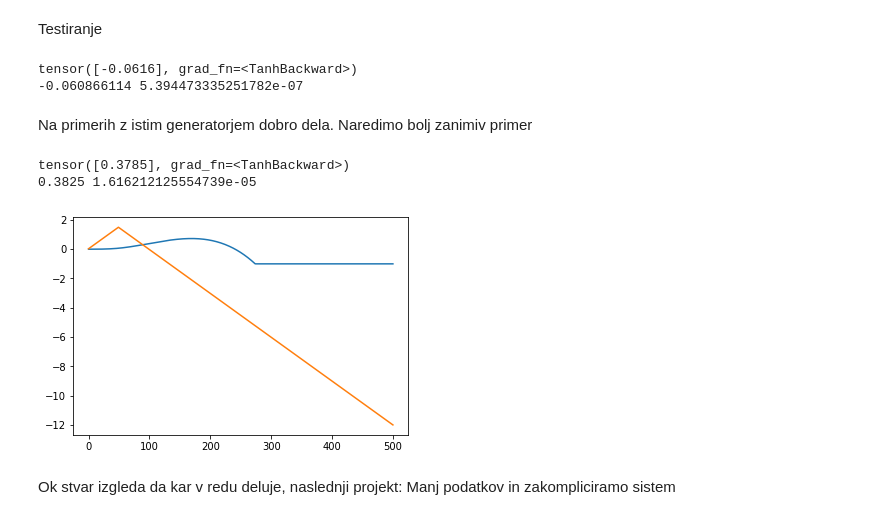
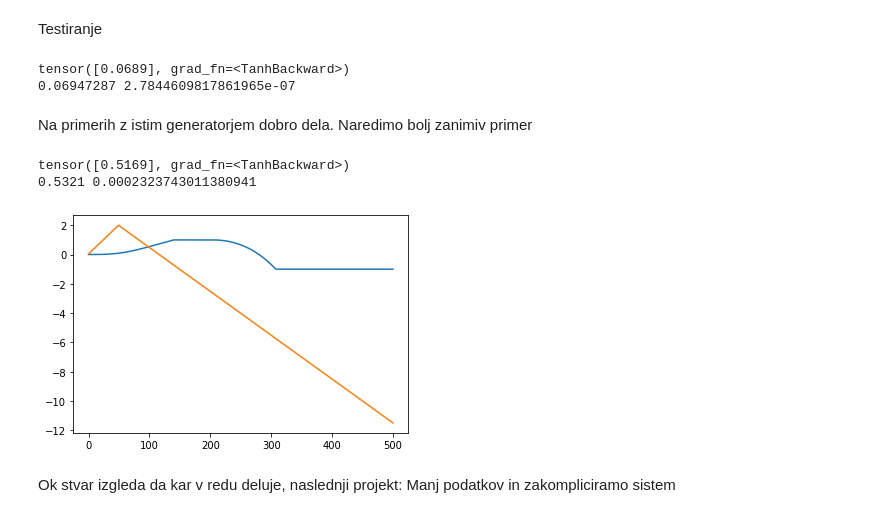
Before and after one commit to GregorKikelj/ml-controls, a Jupyter notebook: 02BasicLoop.ipynb, the cells around one changed output. Drawn from its saved outputs; the diff is of its cells as text; code cells hidden in the pictures.

```diff
--- a/02BasicLoop.ipynb
+++ b/02BasicLoop.ipynb
@@ -124,7 +124,7 @@ class SimDataset(Dataset):
         return self.i[idx], self.o[idx]
 # %%
 generator = sample_generator()
-in_length = 1000
+
 def random_data_dataset(length):
     raw_in = [next(generator) for _ in range(length)]
     #print(len(raw_in))
@@ -142,7 +142,7 @@ def random_data_dataset(length):
     return SimDataset(length, i_data, o_data)
 
 
-in_set = random_data_dataset(64)
+in_set = random_data_dataset(10000)
 out_set = random_data_dataset(1000)
 # %%
 train_dataloader = DataLoader(in_set, batch_size=64, shuffle=True, drop_last=True)
@@ -223,33 +223,33 @@ torch_sample = torch.from_numpy(sample)
 print(model.forward(torch_sample))
 print(x[99], (model.forward(torch_sample).item()-x[99])**2)
 # %% [output]
-tensor([-0.0616], grad_fn=<TanhBackward>)
--0.060866114 5.394473335251782e-07
+tensor([0.0689], grad_fn=<TanhBackward>)
+0.06947287 2.7844609817861965e-07
 # %% [markdown]
 Na primerih z istim generatorjem dobro dela. Naredimo bolj zanimiv primer
 # %%
 controller = x_controller()
 time = 500
 x = np.zeros((500,), dtype=np.float32)
 cmd = np.zeros((500,), dtype=np.float32)
 a = 0
 for i in range(time):
-    a += 0.03 if i < 50 else -0.03
+    a += 0.04 if i < 50 else -0.03
     controller.step(a)
     x[i] = controller.x
     cmd[i] = a
 plt.plot(np.linspace(0,500,500), x)
 plt.plot(np.linspace(0,500,500), cmd)
 
 sample = np.concatenate((x[0:50],cmd[0:100]))
 
 torch_sample = torch.from_numpy(sample)
 
 print(model.forward(torch_sample))
 print(x[99], (model.forward(torch_sample).item()-x[99])**2)
 # %% [output]
-tensor([0.3785], grad_fn=<TanhBackward>)
-0.3825 1.616212125554739e-05
+tensor([0.5169], grad_fn=<TanhBackward>)
+0.5321 0.0002323743011380941
-[figure, old version]
+[figure, new version]
 # %% [markdown]
 Ok stvar izgleda da kar v redu deluje, naslednji projekt: Manj podatkov in zakompliciramo sistem
```
Also changed, not shown: parts of 4 cells of this notebook, 2 other files.
